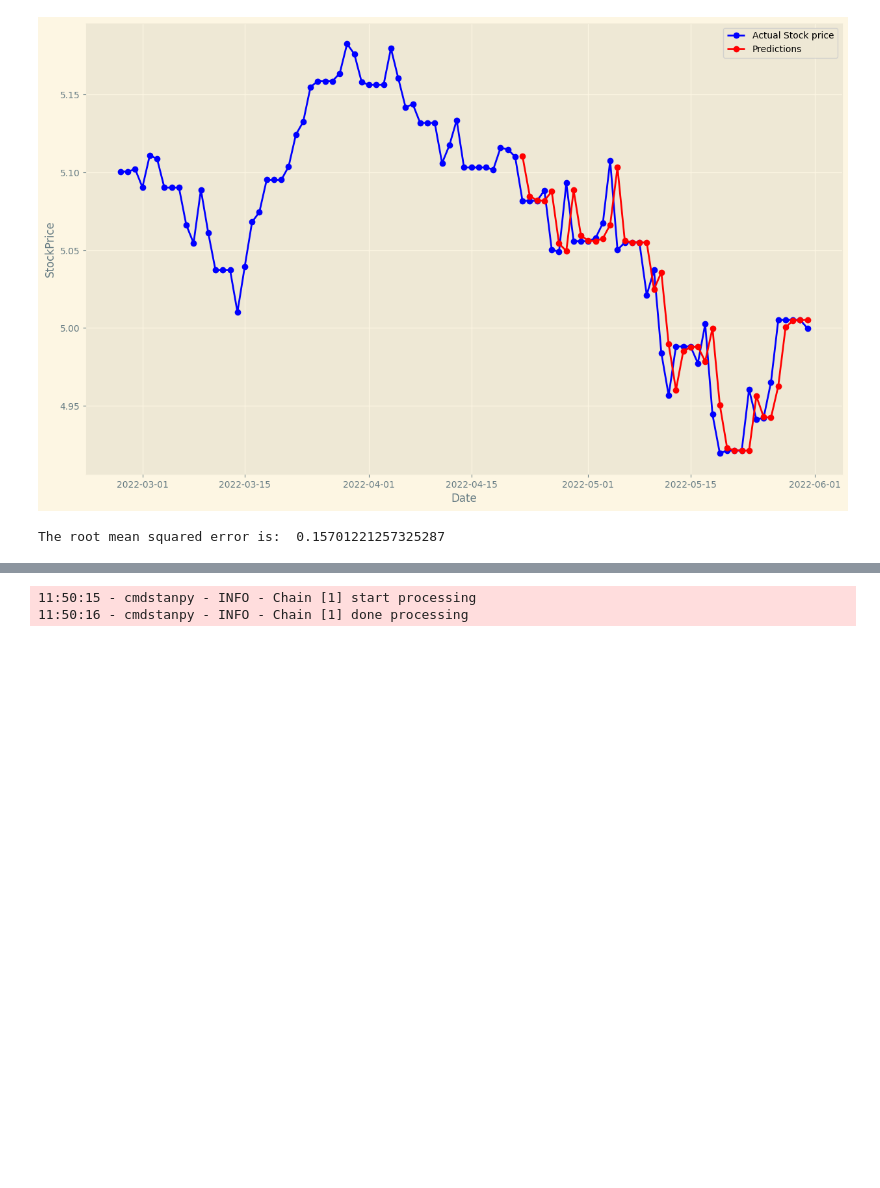
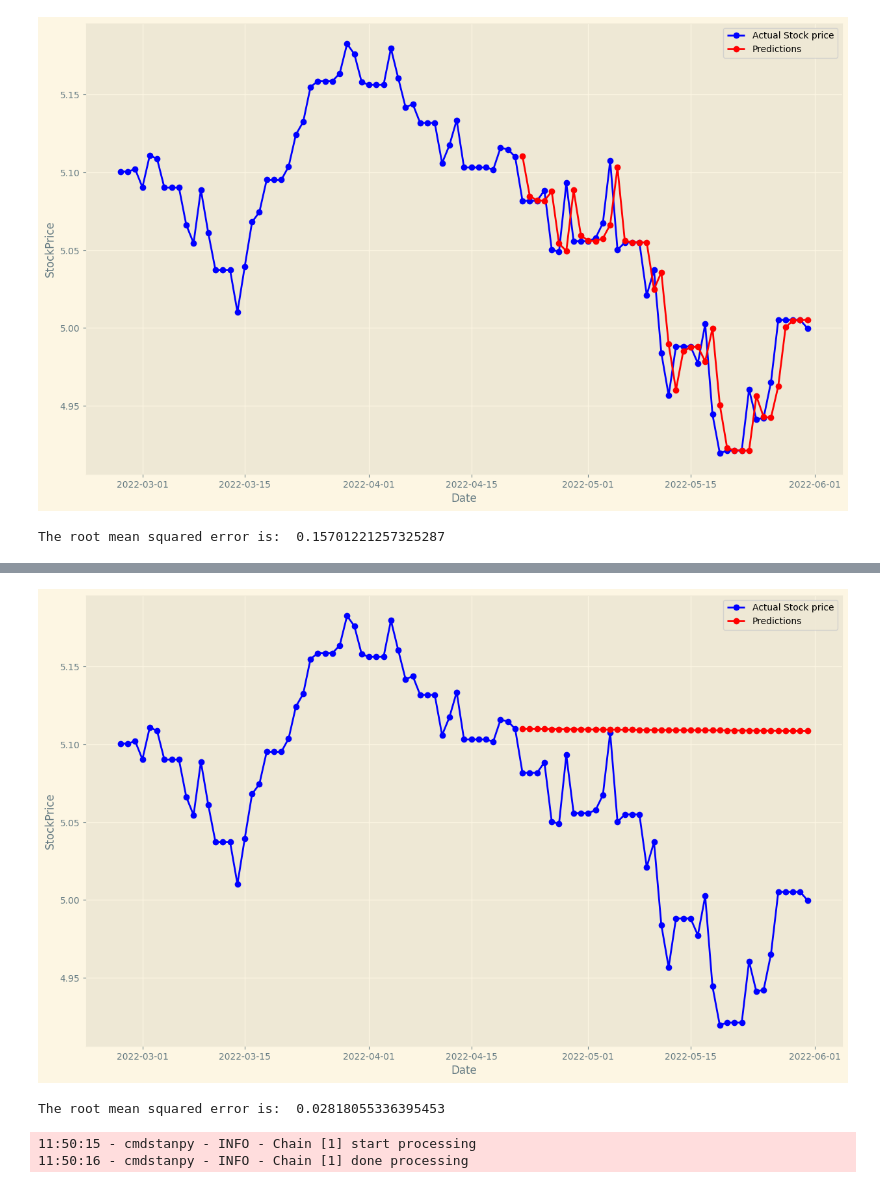
Before and after one commit to X99S5/Stock_Prediction_Model, a Jupyter notebook: Assignment.ipynb, the cells around one changed output, grey strips where cells are left out. Cells and saved outputs as stored; diff of their text form; code cells hidden in the pictures; blank space fills up the shorter version.

```diff
--- a/Assignment.ipynb
+++ b/Assignment.ipynb
@@ -371,3 +377,38 @@ The root mean squared error is:  0.7402270648484705
+# %%
+#forcast price prediction withought exogenous variables
+
+trainData = tickerDfResample['Close'][0:1845]
+
+testData = pd.DataFrame(tickerDfResample['Close'][1845:])
+
+testData['Predictions'] = 0
+
+
+model = SARIMAX(endog=trainData)
+modelFit = model.fit()
+
+futureForcast = modelFit.forecast(len(testData))
+
+testData['Predictions']=futureForcast
+
+
+
+
+#plot for close price prediction
+plt.style.use('Solarize_Light2')
+plt.figure(figsize=(15,9))
+
+
+plt.plot(tickerDfResample['Close'][1790:],'-bo',label='Actual Stock price')
+plt.plot(testData['Predictions'],'-ro',label='Predictions')
+plt.legend()
+plt.xlabel("Date")
+plt.ylabel("StockPrice")
+plt.show()
+print("The root mean squared error is: ",np.sqrt(np.sum(np.square(testData['Close'][0:1]-testData['Predictions'][0:1]))))
+# %% [output]
+[figure, added]
+The root mean squared error is:  0.02818055336395453
 # %%
 #Fbprophet prediction
 df = pd.DataFrame(tickerDfResample['Close'][0:1250]).reset_index()
```
Also changed, not shown: parts of 7 cells of this notebook.
